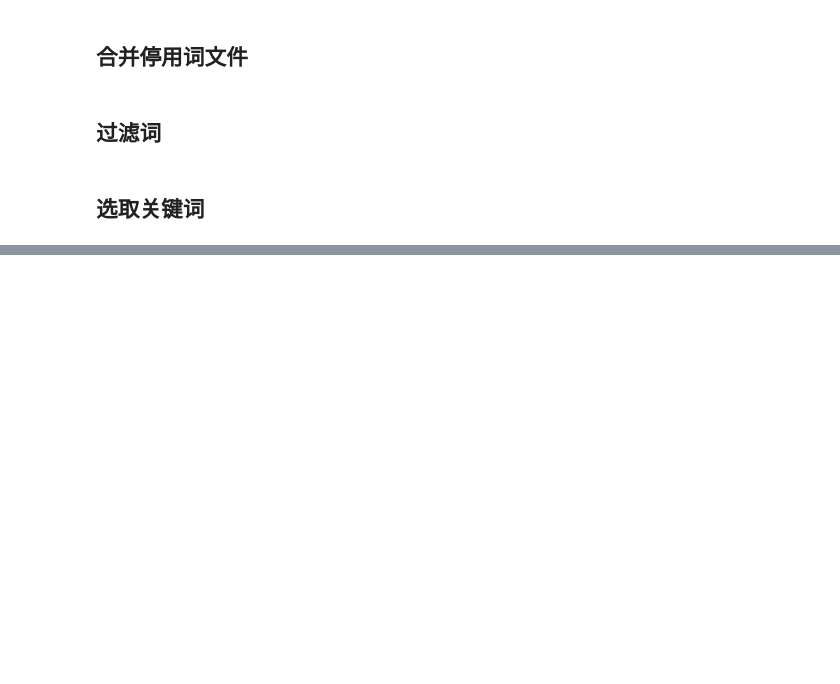
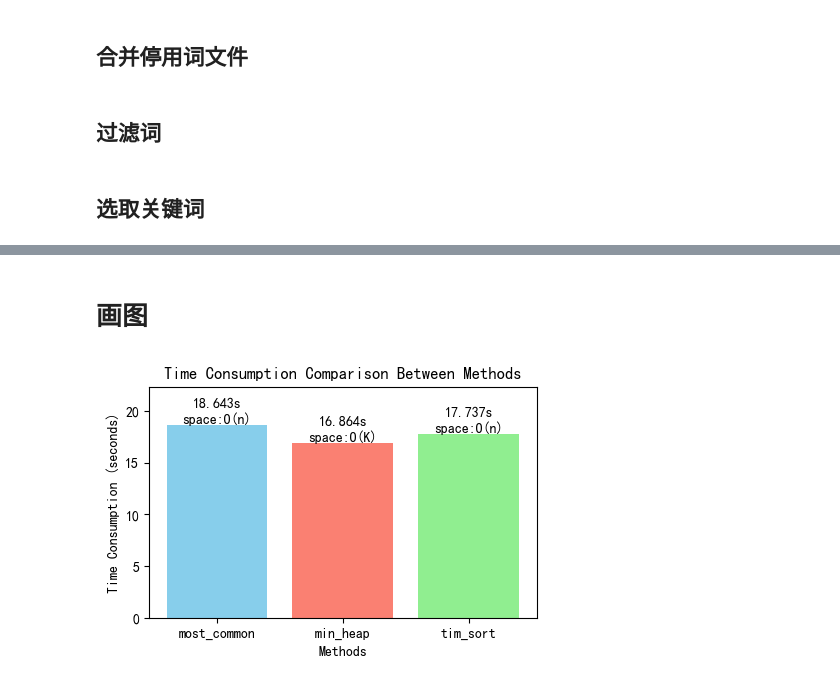
Before and after one commit to rookies233/CompKey, a Jupyter notebook: notebook/preprocessing.ipynb, the cells around one changed output, grey strips where cells are left out. Cells and saved outputs as stored; diff of their text form; code cells hidden in the pictures; blank space fills up the shorter version.

```diff
--- a/notebook/preprocessing.ipynb
+++ b/notebook/preprocessing.ipynb
@@ -200,0 +424,31 @@ if __name__ == "__main__":
+# %% [markdown]
+# 画图
+# %%
+import matplotlib.pyplot as plt
+
+# 更新时间消耗数据
+methods = ['most_common', 'min_heap', 'tim_sort']
+time_costs = [18.643, 16.864, 17.737]  # 单位秒
+space_complexities = ['space:O(n)', 'space:O(K)', 'space:O(n)']  # 复杂度
+
+# 创建柱状图
+plt.figure(figsize=(5, 3))  # 增加宽度以容纳第三个条目
+bar_plot = plt.bar(methods, time_costs, color=['skyblue', 'salmon', 'lightgreen'])
+
+# 添加数值标签和空间复杂度标签
+for index, value in enumerate(time_costs):
+    plt.text(index, value, f'{value}s\n{space_complexities[index]}',
+             ha='center', va='bottom', fontsize=10)
+
+# 设置标题和坐标轴标签
+plt.title('Time Consumption Comparison Between Methods')
+plt.xlabel('Methods')
+plt.ylabel('Time Consumption (seconds)')
+
+# 调整y轴的范围以确保文本标签不会被截断
+plt.ylim(0, max(time_costs) * 1.2)
+
+# 显示图表
+plt.show()
+# %% [output]
+[figure, added]
```
Also changed, not shown: parts of 11 cells of this notebook.
